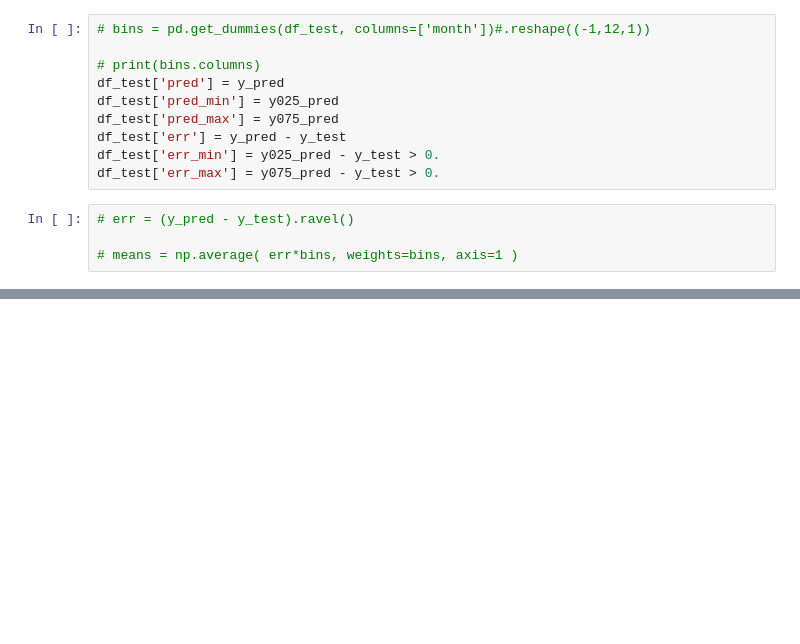
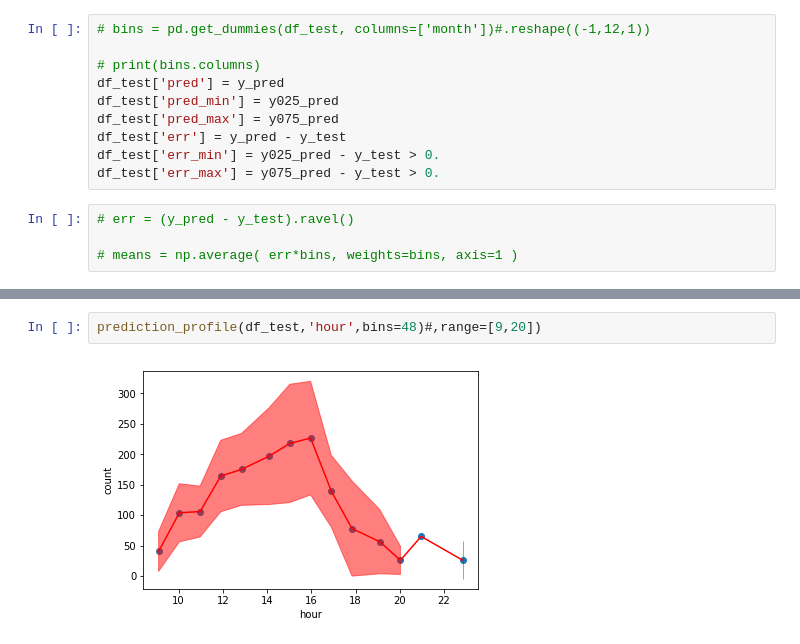
Before and after one commit to alafanechere/food-hackathon, a Jupyter notebook: forecast/xgboost.ipynb, the cells around one changed output, grey strips where cells are left out. Cells and saved outputs as stored; diff of their text form; blank space fills up the shorter version.

```diff
--- a/forecast/xgboost.ipynb
+++ b/forecast/xgboost.ipynb
@@ -387,0 +302,4 @@ prediction_profile(df_test[ df_test['month'] == 12],'wday_x')
+# %%
+prediction_profile(df_test,'hour',bins=48)#,range=[9,20])
+# %% [output]
+[figure, added]
```
Also changed, not shown: parts of 67 cells of this notebook.
